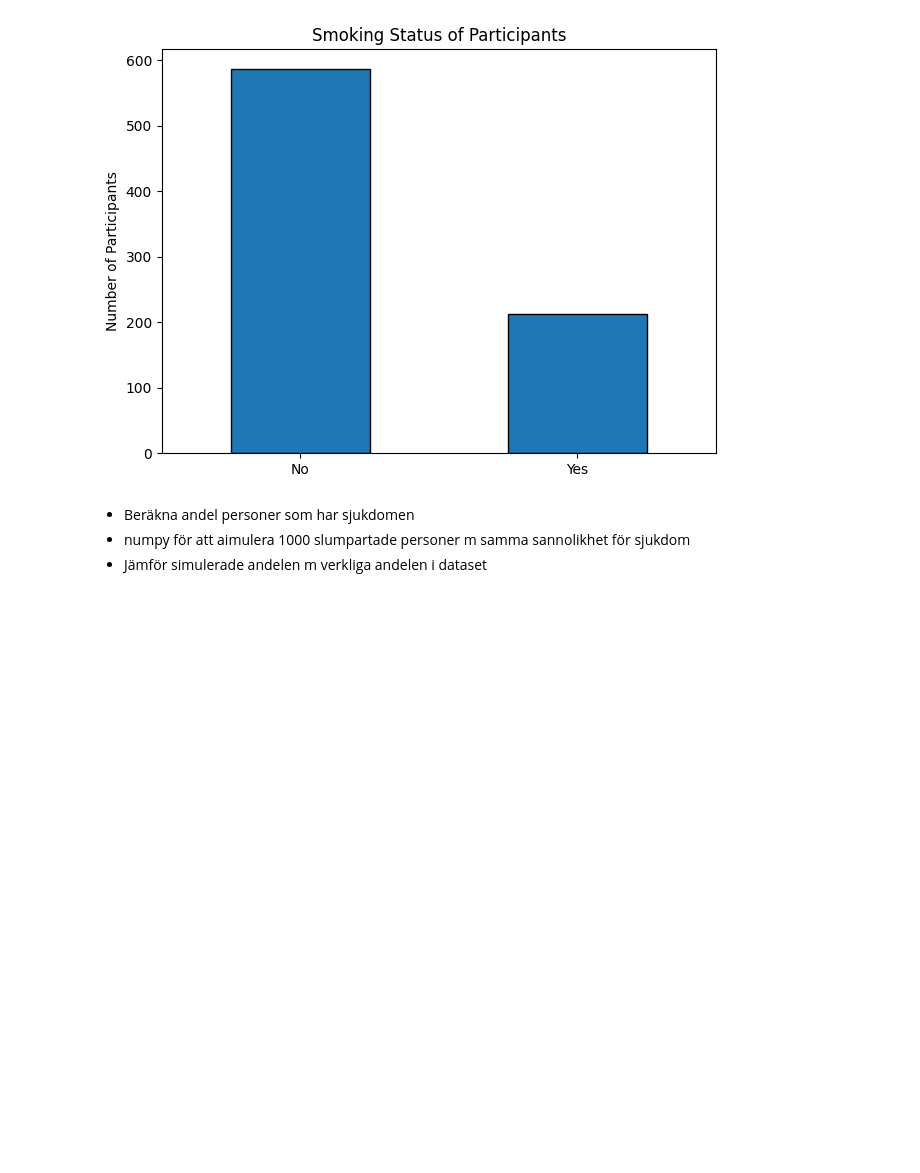
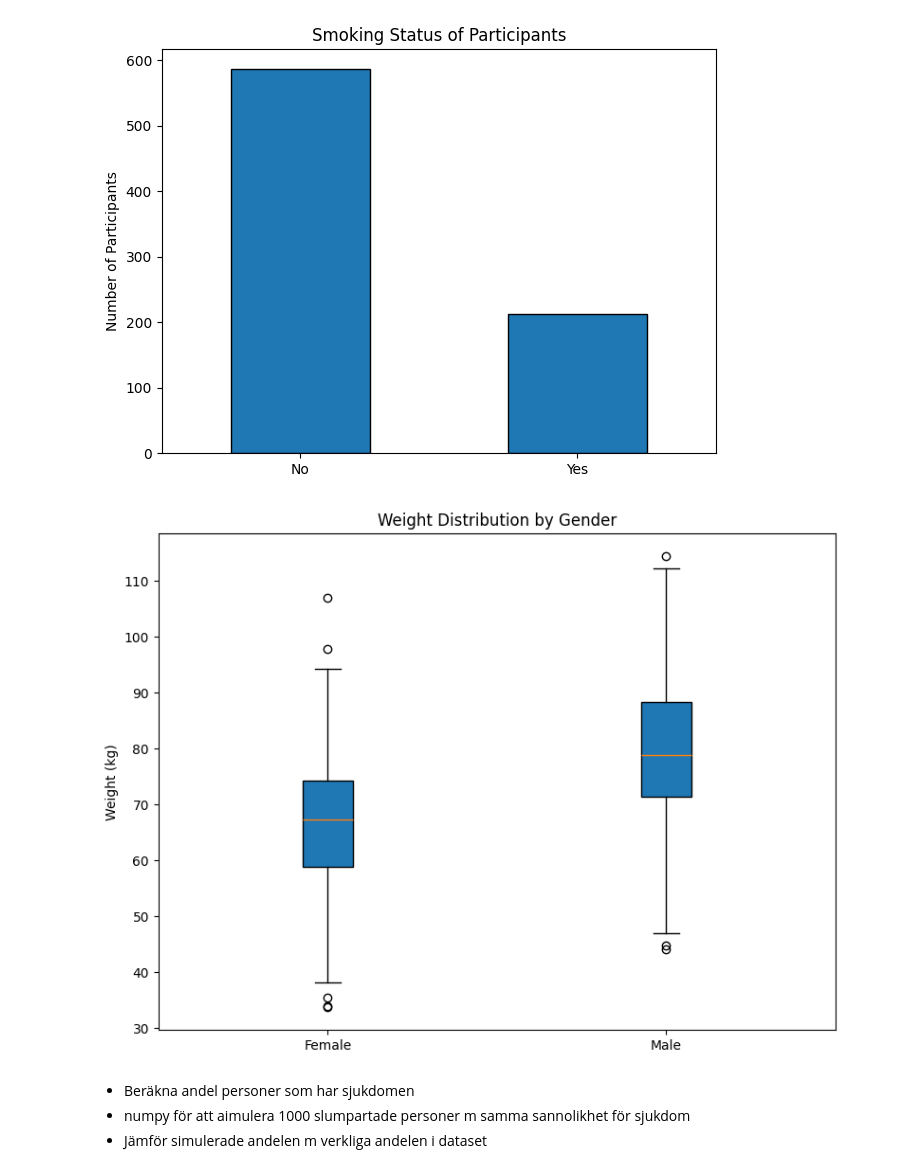
Before and after one commit to iidaclaesson/Healthstudy, a Jupyter notebook: report.ipynb, the cells around one changed output. Cells and saved outputs as stored; diff of their text form; code cells hidden in the pictures; blank space fills up the shorter version.

Commit message:
added boxplot of weight distrubution by gender

```diff
--- a/report.ipynb
+++ b/report.ipynb
@@ -61,6 +60,21 @@ plt.title("Smoking Status of Participants")
 plt.tight_layout()
 # %% [output]
 [figure]
+# %%
+# Boxplot of weight distribution by gender
+
+F_weight = df[df["sex"] == "F"]
+female_weight = F_weight["weight"]
+M_weight = df[df["sex"] == "M"]
+male_weight = M_weight["weight"]
+
+plt.figure(figsize=(8,6))
+plt.boxplot([female_weight, male_weight], tick_labels=["Female", "Male"], patch_artist= True)
+plt.title("Weight Distribution by Gender")
+plt.ylabel("Weight (kg)")
+plt.tight_layout()
+# %% [output]
+[figure, added]
 # %% [markdown]
 - Beräkna andel personer som har sjukdomen
 - numpy för att aimulera 1000 slumpartade personer m samma sannolikhet för sjukdom
```
Also changed, not shown: parts of 1 cell of this notebook.
